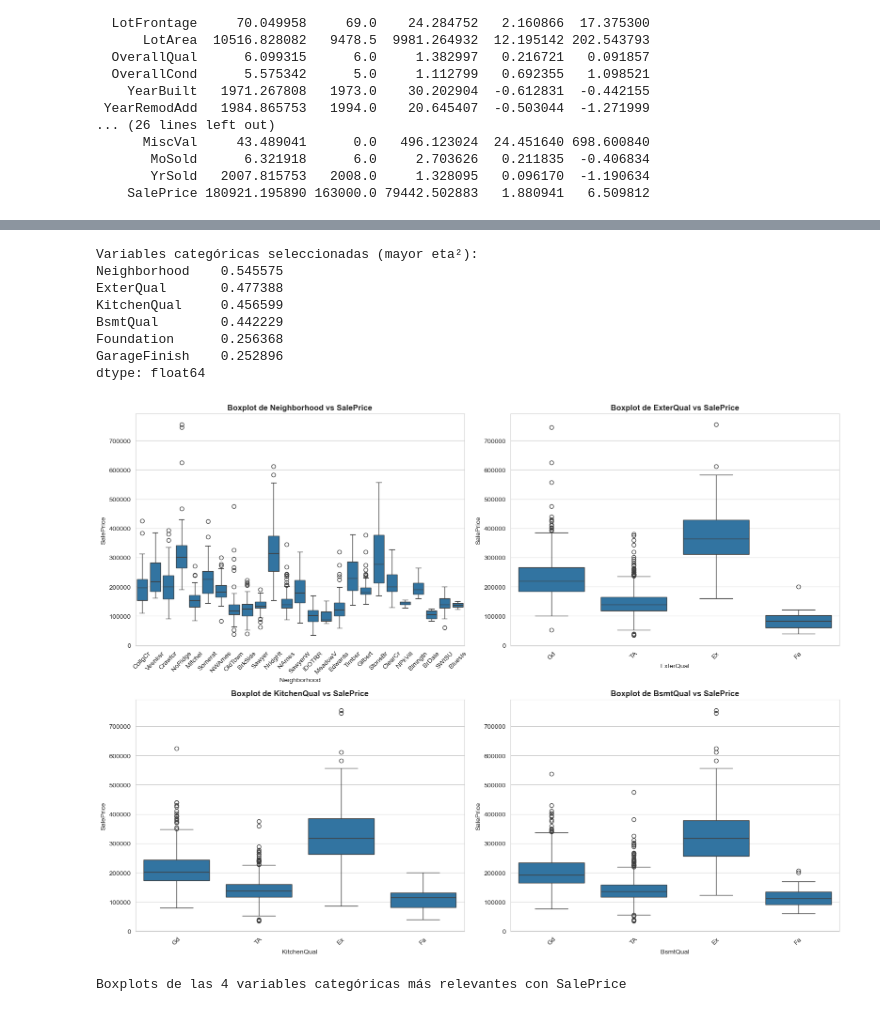
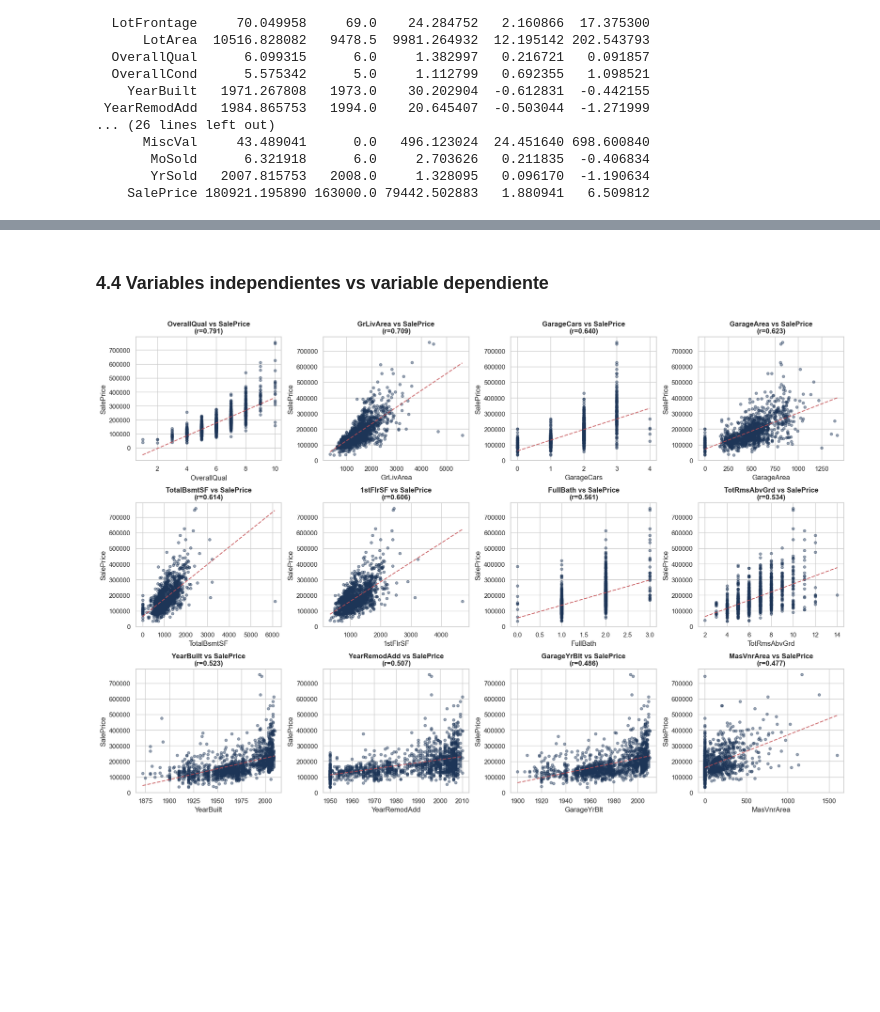
Before and after one commit to kmgomezm/proyecto_estadistica_multivariada, a Jupyter notebook: notebooks/EDA_Previo_PrecioCasas.ipynb, the cells around one changed output, grey strips where cells are left out. Drawn from its saved outputs; the diff is of its cells as text; code cells hidden in the pictures; blank space fills up the shorter version.

```diff
--- a/notebooks/EDA_Previo_PrecioCasas.ipynb
+++ b/notebooks/EDA_Previo_PrecioCasas.ipynb
@@ -9,16 +14,19 @@ Se analizarán distribuciones univariadas, correlaciones bivariadas, relaciones
 # %%
-# Importar librerías necesarias
+# Importar librerias necesarias
+import warnings
+import numpy as np
 import pandas as pd
-import numpy as np
 import matplotlib.pyplot as plt
 import seaborn as sns
+
 from scipy import stats
 from statsmodels.stats.outliers_influence import variance_inflation_factor
-import warnings
-warnings.filterwarnings('ignore')
 
-# Configurar estilo para visualizaciones
-sns.set_style("whitegrid")
-plt.rcParams['figure.figsize'] = (14, 6)
-plt.rcParams['font.size'] = 10
+warnings.filterwarnings("ignore")
+
+# Configuracion visual global del cuaderno
+sns.set_theme(style="whitegrid", context="notebook", palette="crest")
+plt.rcParams["figure.figsize"] = (14, 6)
+plt.rcParams["font.size"] = 10
+pd.set_option("display.max_columns", None)
 # %% [markdown]
@@ -508,45 +549,27 @@ Distribuciones de variables categóricas (top 10 valores)
+# %% [markdown]
+### 4.4 Variables independientes vs variable dependiente
 # %%
-# Seleccionar 4 variables categóricas relevantes basadas en la varianza explicada de SalePrice (eta²)
-y = df['SalePrice']
-y_mean = y.mean()
-ss_total = ((y - y_mean) ** 2).sum()
+# 4.4 Variables independientes vs variable dependiente
+top_features = correlations_with_target.drop(target_col).abs().nlargest(12).index.tolist()
 
-cat_scores = {}
-for col in categorical_cols:
-    grp = df.groupby(col)['SalePrice'].agg(['mean', 'count'])
-    ss_between = ((grp['mean'] - y_mean) ** 2 * grp['count']).sum()
-    cat_scores[col] = ss_between / ss_total
-
-cat_scores = pd.Series(cat_scores).sort_values(ascending=False)
-selected_cats = cat_scores.head(4).index.tolist()
-
-print("Variables categóricas seleccionadas (mayor eta²):")
-print(cat_scores.head(6))
-
-# Crear boxplots para cada variable categórica vs SalePrice
-fig, axes = plt.subplots(2, 2, figsize=(16, 12))
+fig, axes = plt.subplots(3, 4, figsize=(18, 12))
 axes = axes.flatten()
 
-for idx, col in enumerate(selected_cats):
-    sns.boxplot(x=df[col], y=df['SalePrice'], ax=axes[idx])
-    axes[idx].set_title(f'Boxplot de {col} vs SalePrice', fontweight='bold')
-    axes[idx].set_xlabel(col)
-    axes[idx].set_ylabel('SalePrice')
-    axes[idx].tick_params(axis='x', rotation=45)
+for idx, feature in enumerate(top_features):
+    axes[idx].scatter(df[feature], df[target_col], alpha=0.45, s=20, color="#1d3557")
+    axes[idx].set_xlabel(feature)
+    axes[idx].set_ylabel(target_col)
+    axes[idx].set_title(f"{feature} vs {target_col}\n(r={correlation_matrix.loc[feature, target_col]:.3f})", fontweight="bold")
+
+    tmp = df[[feature, target_col]].dropna()
+    if len(tmp) > 1:
+        z = np.polyfit(tmp[feature], tmp[target_col], 1)
+        p = np.poly1d(z)
+        x_sorted = np.sort(tmp[feature].values)
+        axes[idx].plot(x_sorted, p(x_sorted), "r--", linewidth=1.6, alpha=0.8)
 
 plt.tight_layout()
 plt.show()
-
-print("Boxplots de las 4 variables categóricas más relevantes con SalePrice")
 # %% [output]
-Variables categóricas seleccionadas (mayor eta²):
-Neighborhood    0.545575
-ExterQual       0.477388
-KitchenQual     0.456599
-BsmtQual        0.442229
-Foundation      0.256368
-GarageFinish    0.252896
-dtype: float64
-[figure, old version]
+[figure, new version]
-Boxplots de las 4 variables categóricas más relevantes con SalePrice
 # %% [markdown]
```
Also changed, not shown: parts of 43 cells of this notebook, 1 other file.
